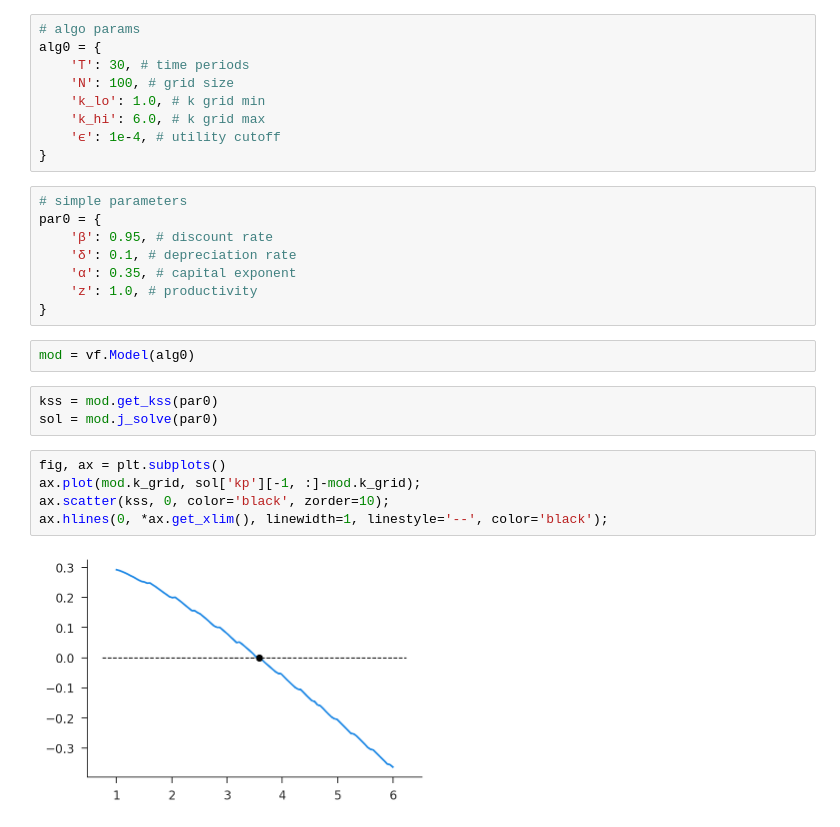
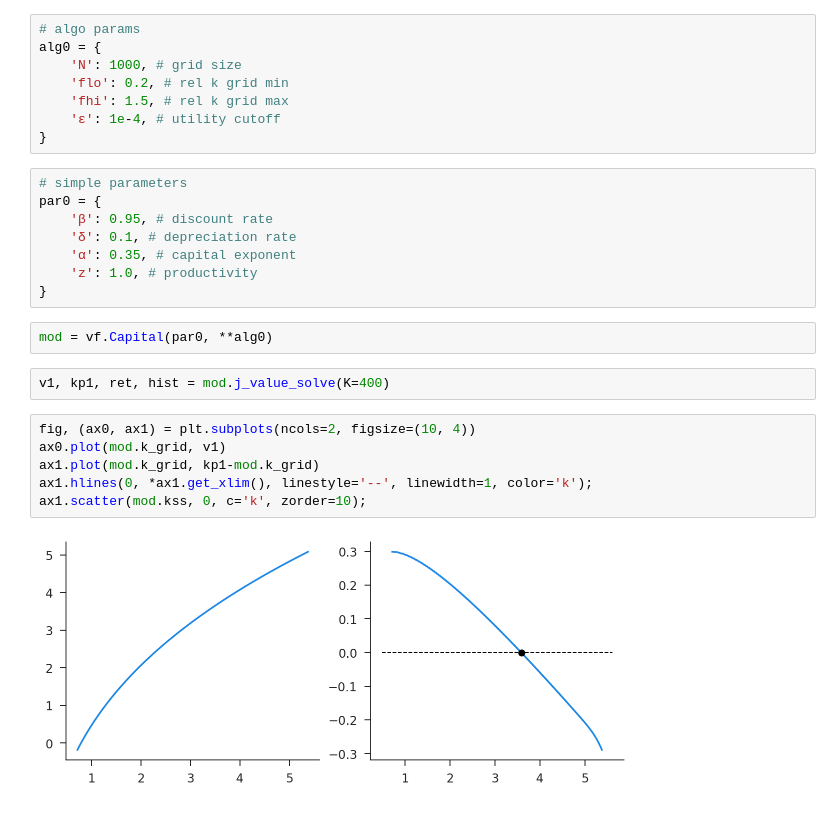
Before and after one commit to iamlemec/valjax, a Jupyter notebook: notebooks/valfunc.ipynb, the cells around one changed output. Saved outputs shown, nothing was run; the diff lists cells and outputs as text.

```diff
--- a/notebooks/valfunc.ipynb
+++ b/notebooks/valfunc.ipynb
@@ -14,11 +14,10 @@ import valfunc as vf
 # %%
 # algo params
 alg0 = {
-    'T': 30, # time periods
-    'N': 100, # grid size
-    'k_lo': 1.0, # k grid min
-    'k_hi': 6.0, # k grid max
-    'ϵ': 1e-4, # utility cutoff
+    'N': 1000, # grid size
+    'flo': 0.2, # rel k grid min
+    'fhi': 1.5, # rel k grid max
+    'ε': 1e-4, # utility cutoff
 }
 # %%
 # simple parameters
@@ -29,14 +28,14 @@ par0 = {
     'z': 1.0, # productivity
 }
 # %%
-mod = vf.Model(alg0)
+mod = vf.Capital(par0, **alg0)
-# %%
-kss = mod.get_kss(par0)
-sol = mod.j_solve(par0)
-# %%
-fig, ax = plt.subplots()
-ax.plot(mod.k_grid, sol['kp'][-1, :]-mod.k_grid);
-ax.scatter(kss, 0, color='black', zorder=10);
-ax.hlines(0, *ax.get_xlim(), linewidth=1, linestyle='--', color='black');
-# %% [output]
-[figure, removed]
+# %%
+v1, kp1, ret, hist = mod.j_value_solve(K=400)
+# %%
+fig, (ax0, ax1) = plt.subplots(ncols=2, figsize=(10, 4))
+ax0.plot(mod.k_grid, v1)
+ax1.plot(mod.k_grid, kp1-mod.k_grid)
+ax1.hlines(0, *ax1.get_xlim(), linestyle='--', linewidth=1, color='k');
+ax1.scatter(mod.kss, 0, c='k', zorder=10);
+# %% [output]
+[figure, added]
```
Also changed, not shown: parts of 1 cell of this notebook, 5 other files.
